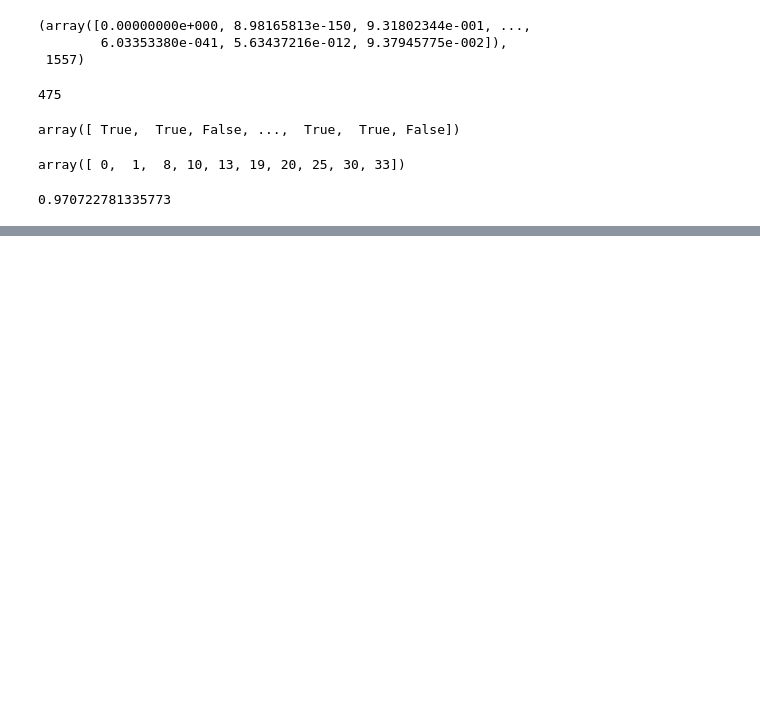
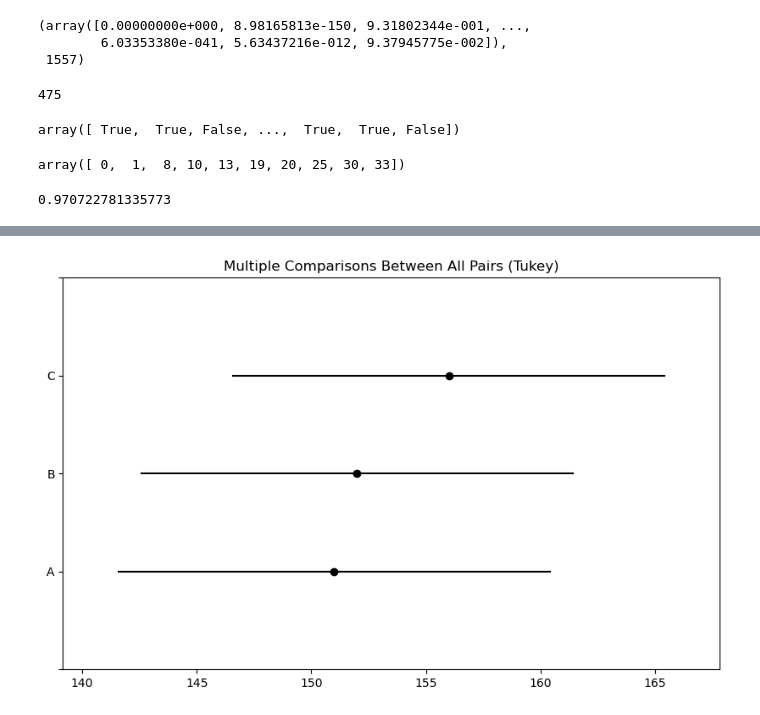
Before and after one commit to Dionmax/BurningMyBrain, a Jupyter notebook: EstatisticaDataScience/IntervalsAndHypothesis.ipynb, the cells around one changed output, grey strips where cells are left out. Cells and saved outputs as stored; diff of their text form; code cells hidden in the pictures; blank space fills up the shorter version.

```diff
--- a/EstatisticaDataScience/IntervalsAndHypothesis.ipynb
+++ b/EstatisticaDataScience/IntervalsAndHypothesis.ipynb
@@ -654,0 +740,6 @@ accuracy_score(y, y_pred_2)
+# %%
+group_comparison = MultiComparison(tukey_df["values"], tukey_df["group"])
+
+result = group_comparison.tukeyhsd(alpha=0.05)
+
+print(result)
@@ -654,0 +755,4 @@ accuracy_score(y, y_pred_2)
+# %%
+result.plot_simultaneous()
+# %% [output]
+[figure, added]
```
Also changed, not shown: parts of 46 cells of this notebook.
